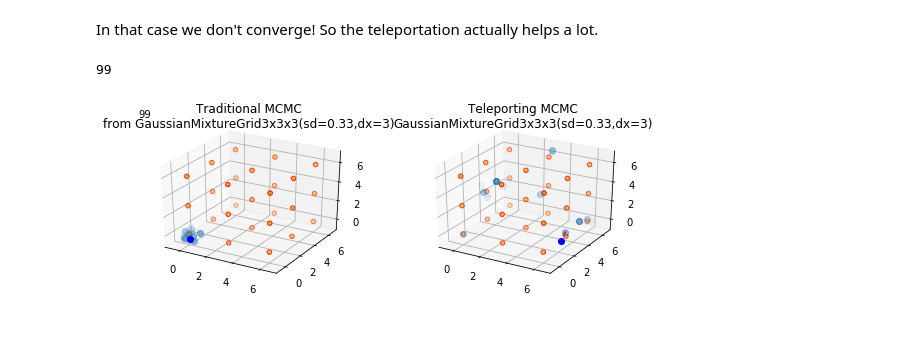
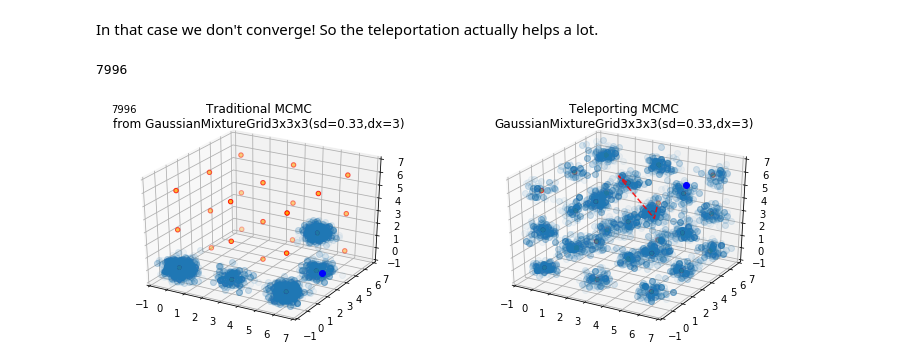
Before and after one commit to asross/cs205-project, a Jupyter notebook: datasets/Mixture Grid Animation.ipynb, the cells around one changed output. Saved outputs shown, nothing was run; the diff lists cells and outputs as text; code cells hidden in the pictures; blank space fills up the shorter version.

```diff
--- a/datasets/Mixture Grid Animation.ipynb
+++ b/datasets/Mixture Grid Animation.ipynb
@@ -83,9 +83,9 @@ def init():
     #return [frame_marker,r_line, r_head,r_scat,l_line, l_head,l_scat,]
     return [frame_marker,r_line, r_head, r_scat, l_head,l_scat,]
 
-def animate(i):
+def animate(j):
+    i = j*4
     print(i,end='\r')
-
     frame_marker.set_text(str(i))
     #left
     Xs, Ys, Zs = tele_trace[0][max(0,i-10):i].T
@@ -96,39 +96,37 @@ def animate(i):
     r_head.set_3d_properties(Zs[-1:])
 
     Xs, Ys, Zs = tele_trace[0][:i].T
     r_scat.set_data(Xs, Ys)
     r_scat.set_3d_properties(Zs)
 
 
     #right
     Xs, Ys, Zs = tele_trace0[0][max(0,i-10):i].T
     #l_line.set_data(Xs[:9], Ys[:9])
     #l_line.set_3d_properties(Zs[:9])
 
     l_head.set_data(Xs[-1:], Ys[-1:])
     l_head.set_3d_properties(Zs[-1:])
 
     Xs, Ys, Zs = tele_trace0[0][:i].T
     l_scat.set_data(Xs, Ys)
     l_scat.set_3d_properties(Zs)
 
     #return [frame_marker,r_line, r_head,r_scat,l_line, l_head,l_scat,]
     return [frame_marker,r_line, r_head, r_scat, l_head,l_scat,]
 
 anim = animation.FuncAnimation(fig, animate, init_func=init,
-                               frames=100, interval=20, blit=True)
-
+                               frames=2000, interval=20, blit=True)
 
 
 anim.save('mcmc_animation.mp4', fps=30, extra_args=['-vcodec', 'libx264'])
 #anim.save('mcmc_animation.gif', writer='imagemagick', fps=30, extra_args=['-fuzz 10%', '-layers Optimize'])
-
-
+# Unfortunatly, this method produces *very* large files
 
 plt.show()
 # %% [output]
-99
+7996
-[figure, old version]
+[figure, new version]
 # %%
 # Worked better to convert with http://www.online-convert.com/
 Image(url="mcmc_animation.gif")
```
Also changed, not shown: parts of 1 cell of this notebook, 2 other files.
